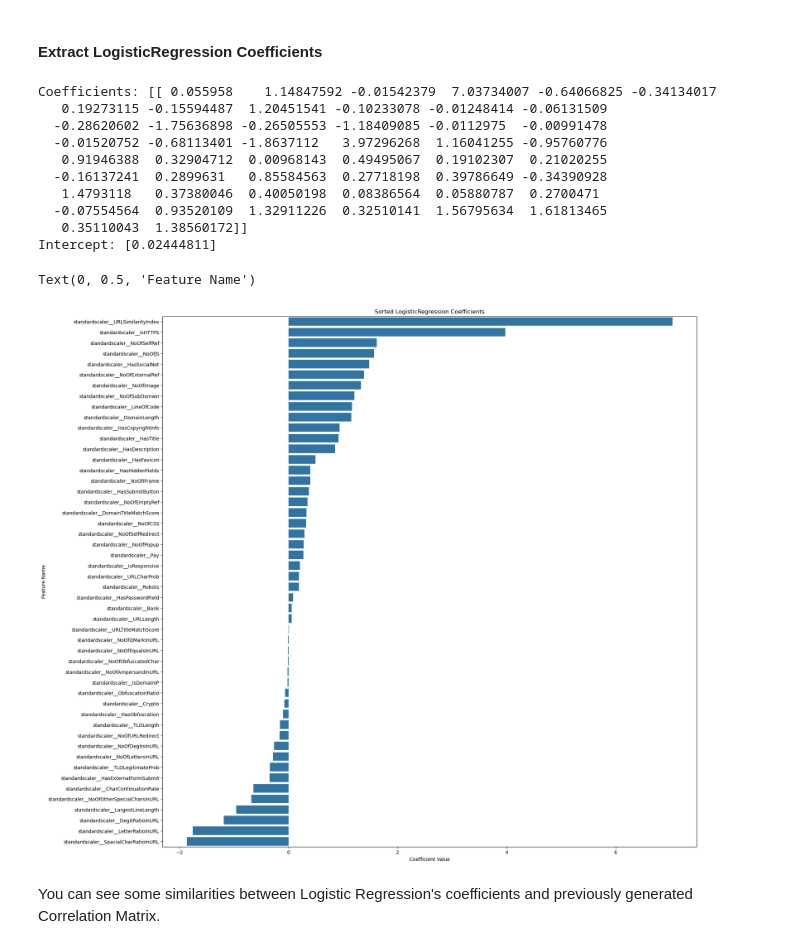
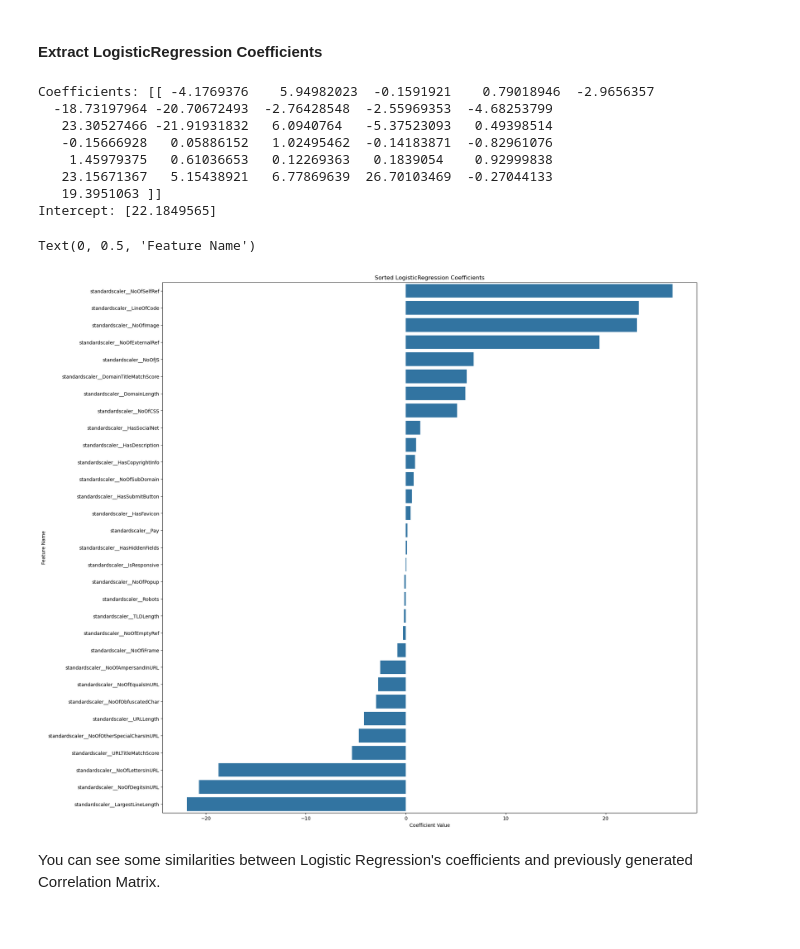
Before and after one commit to outdegree/BH-PCMLAI-Capstone-Project, a Jupyter notebook: capstone.ipynb, the cells around one changed output. Drawn from its saved outputs; the diff is of its cells as text; code cells hidden in the pictures.

```diff
--- a/capstone.ipynb
+++ b/capstone.ipynb
@@ -363,0 +419,8 @@ plt.show()
+# %%
+# "transformed_df" columns are all "typeof(object") now after
+# ColumnTransformer process. Even DataFrame.infer_objects() does not help.
+#
+# Hence, force correct types in "transformed_df" for each column using original types.
+for col in ct.get_feature_names_out():
+    orig_type = df.dtypes[col]
+    transformed_df[col] = transformed_df[col].astype(orig_type)
@@ -364,3 +449,6 @@ plt.show()
+# %%
+# Replace original data set.
+df = transformed_df
 # %%
 # Takes too much time... TBD
 # df.plot(kind = 'kde', figsize = (15, 15), subplots = False)
@@ -423,4 +514,6 @@ Name: label, dtype: float64
 - There might be problems caused by multicollinearity between some features, like `URLLength` and `NoOfLettersInURL` (0.96).
 - It looks like `URLSimilarityIndex`, `HasSocialNet`, `HasCopyrightInfo` among many others have a very strong positive correlation with the Legitimate URL class.
 - Then `SpacialCharRatioInURL`, `DegitRatioInURL`, `LetterRatioInURL` have the strongest negative correlation with the Legitimate URL class, hence indicating potentially harmful URLs.
+# %%
+df.drop(columns = ['URLSimilarityIndex', 'IsHTTPS'], inplace = True)
 # %% [markdown]
@@ -525,7 +619,7 @@ We have a baseline score of `0.57` with `DummyClassifier`.
 # %%
 knn_pipe = Pipeline([
     ('transform', transformer),
-    ('knn', KNeighborsClassifier()),
+    ('knn', KNeighborsClassifier(n_jobs = -1)),
 ])
 # %%
 param_grid = {
@@ -619,33 +714,31 @@ cv_search.best_params_
 # %%
 lr = cv_search.best_estimator_.named_steps['lr']
 coefficients = lr.coef_
 intercept = lr.intercept_
-feature_names = transformer.get_feature_names_out()
+feature_names = cv_search.best_estimator_['transform'].get_feature_names_out()
 print("Coefficients:", coefficients)
 print("Intercept:", intercept)
 
 coefficients_df = pd.DataFrame(coefficients, columns = feature_names)
 coefficients_df = coefficients_df.T.sort_values(by = 0, ascending = False)
 coefficients_df
 
 plt.figure(figsize = (20, 20))
 ax = sns.barplot(data = coefficients_df, y = coefficients_df.index, x = 0)
 ax.set_title('Sorted LogisticRegression Coefficients')
 ax.set_xlabel('Coefficient Value')
 ax.set_ylabel('Feature Name')
 # %% [output]
-Coefficients: [[ 0.055958    1.14847592 -0.01542379  7.03734007 -0.64066825 -0.34134017
-   0.19273115 -0.15594487  1.20451541 -0.10233078 -0.01248414 -0.06131509
-  -0.28620602 -1.75636898 -0.26505553 -1.18409085 -0.0112975  -0.00991478
-  -0.01520752 -0.68113401 -1.8637112   3.97296268  1.16041255 -0.95760776
-   0.91946388  0.32904712  0.00968143  0.49495067  0.19102307  0.21020255
-  -0.16137241  0.2899631   0.85584563  0.27718198  0.39786649 -0.34390928
-   1.4793118   0.37380046  0.40050198  0.08386564  0.05880787  0.2700471
-  -0.07554564  0.93520109  1.32911226  0.32510141  1.56795634  1.61813465
-   0.35110043  1.38560172]]
-Intercept: [0.02444811]
+Coefficients: [[ -4.1769376    5.94982023  -0.1591921    0.79018946  -2.9656357
+  -18.73197964 -20.70672493  -2.76428548  -2.55969353  -4.68253799
+   23.30527466 -21.91931832   6.0940764   -5.37523093   0.49398514
+   -0.15666928   0.05886152   1.02495462  -0.14183871  -0.82961076
+    1.45979375   0.61036653   0.12269363   0.1839054    0.92999838
+   23.15671367   5.15438921   6.77869639  26.70103469  -0.27044133
+   19.3951063 ]]
+Intercept: [22.1849565]
 Text(0, 0.5, 'Feature Name')
-[figure, old version]
+[figure, new version]
 # %% [markdown]
 You can see some similarities between Logistic Regression's coefficients and previously generated Correlation Matrix.
 # %%
```
Also changed, not shown: parts of 46 cells of this notebook, 2 other files.
